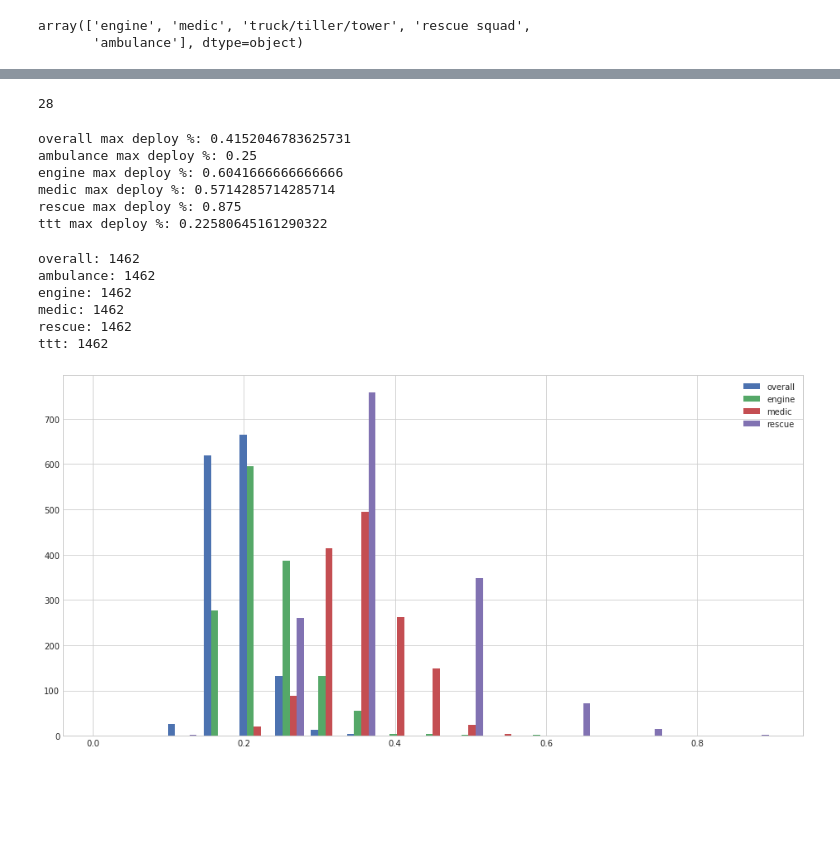
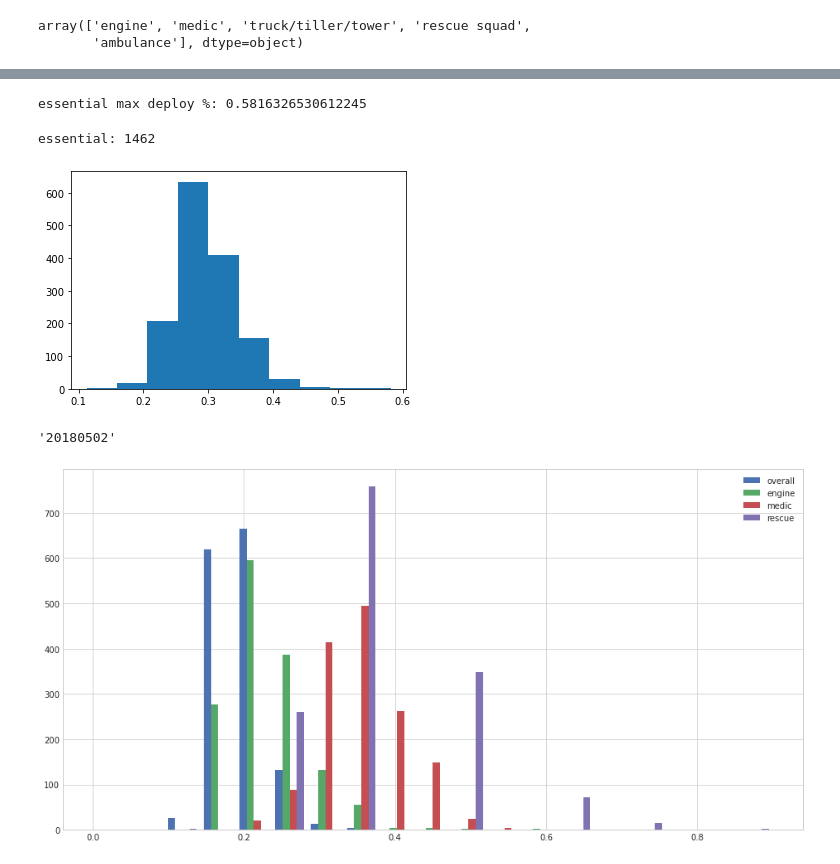
Before and after one commit to owiygul/DAEN-690-Group-2-Rescue-Me, a Jupyter notebook: capacity_analysis.ipynb, the cells around one changed output, grey strips where cells are left out. Cells and saved outputs as stored; diff of their text form; code cells hidden in the pictures; blank space fills up the shorter version.

Commit message:
rescue team date lookup and essential analytics

```diff
--- a/capacity_analysis.ipynb
+++ b/capacity_analysis.ipynb
@@ -340,36 +369,39 @@ stdev max deploy: 0.03734598260480615
-# %%
-capacity_df[capacity_df['unit_type']=='ambulance']['CAD_UnitID'].nunique()
-# %% [output]
-28
 # %%
+"""
 print('overall max deploy %:',overall_max_deployment/capacity_df['CAD_UnitID'].nunique())
 print('ambulance max deploy %:',ambulance_max_deployment/capacity_df[capacity_df['unit_type']=='ambulance']['CAD_UnitID'].nunique())
 print('engine max deploy %:',engine_max_deployment/capacity_df[capacity_df['unit_type']=='engine']['CAD_UnitID'].nunique())
 print('medic max deploy %:',medic_max_deployment/capacity_df[capacity_df['unit_type']=='medic']['CAD_UnitID'].nunique())
 print('rescue max deploy %:',rescue_max_deployment/capacity_df[capacity_df['unit_type']=='rescue squad']['CAD_UnitID'].nunique())
 print('ttt max deploy %:',rescue_max_deployment/capacity_df[capacity_df['unit_type']=='truck/tiller/tower']['CAD_UnitID'].nunique())
+"""
+print('essential max deploy %:',essential_max_deployment/essential_df['CAD_UnitID'].nunique())
 # %% [output]
-overall max deploy %: 0.4152046783625731
-ambulance max deploy %: 0.25
-engine max deploy %: 0.6041666666666666
-medic max deploy %: 0.5714285714285714
-rescue max deploy %: 0.875
-ttt max deploy %: 0.22580645161290322
+essential max deploy %: 0.5816326530612245
 # %%
 # show all lens
+"""
 print('overall:',len(overall_day_max_dict))
 print('ambulance:',len(ambulance_day_max_dict))
 print('engine:',len(engine_day_max_dict))
 print('medic:',len(medic_day_max_dict))
 print('rescue:',len(rescue_day_max_dict))
 print('ttt:',len(ttt_day_max_dict))
+"""
+print('essential:',len(essential_day_max_dict))
 # %% [output]
-overall: 1462
-ambulance: 1462
-engine: 1462
-medic: 1462
-rescue: 1462
-ttt: 1462
+essential: 1462
+# %%
+plt.hist(list(essential_day_max_dict.values()))
+plt.show()
+# %% [output]
+[figure, added]
+# %%
+list_max=max(essential_day_max_dict.values())
+max_index=list(essential_day_max_dict.values()).index(list_max)
+list(essential_day_max_dict.keys())[max_index]
+# %% [output]
+'20180502'
 # %%
 x1 = list(overall_day_max_dict.values())
 x2 = list(ambulance_day_max_dict.values())
```
Also changed, not shown: parts of 18 cells of this notebook.
